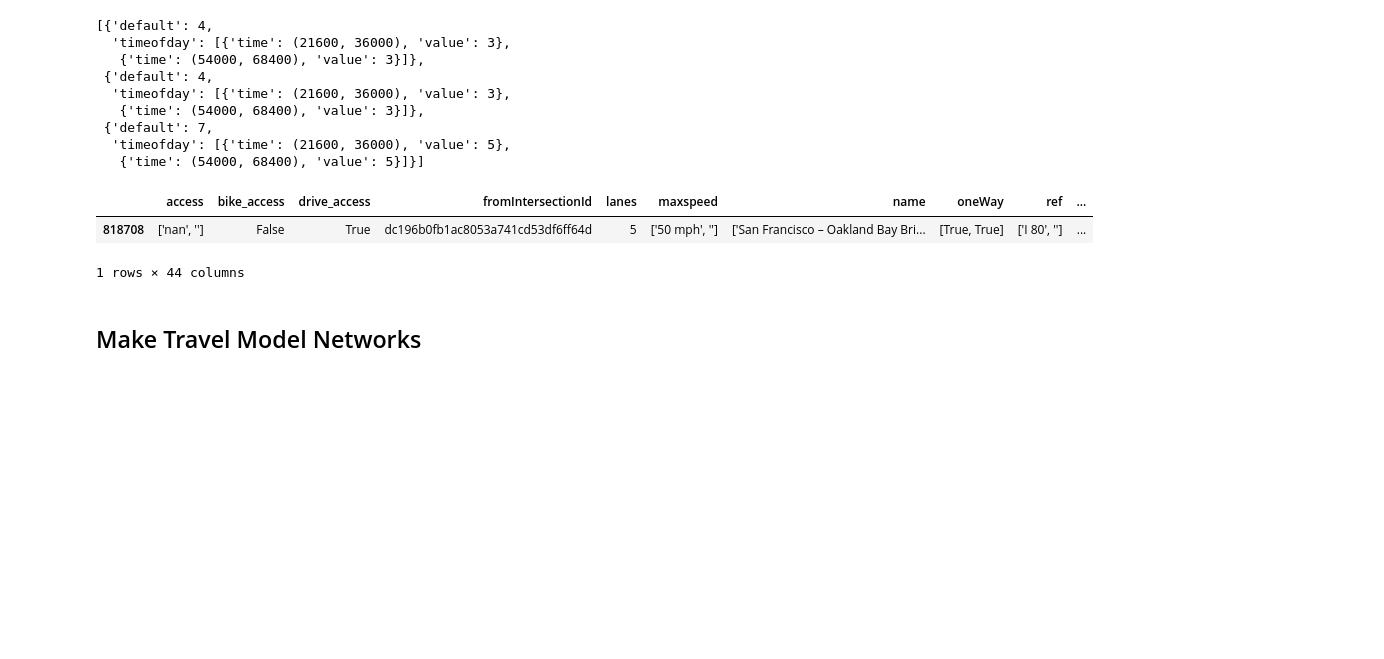
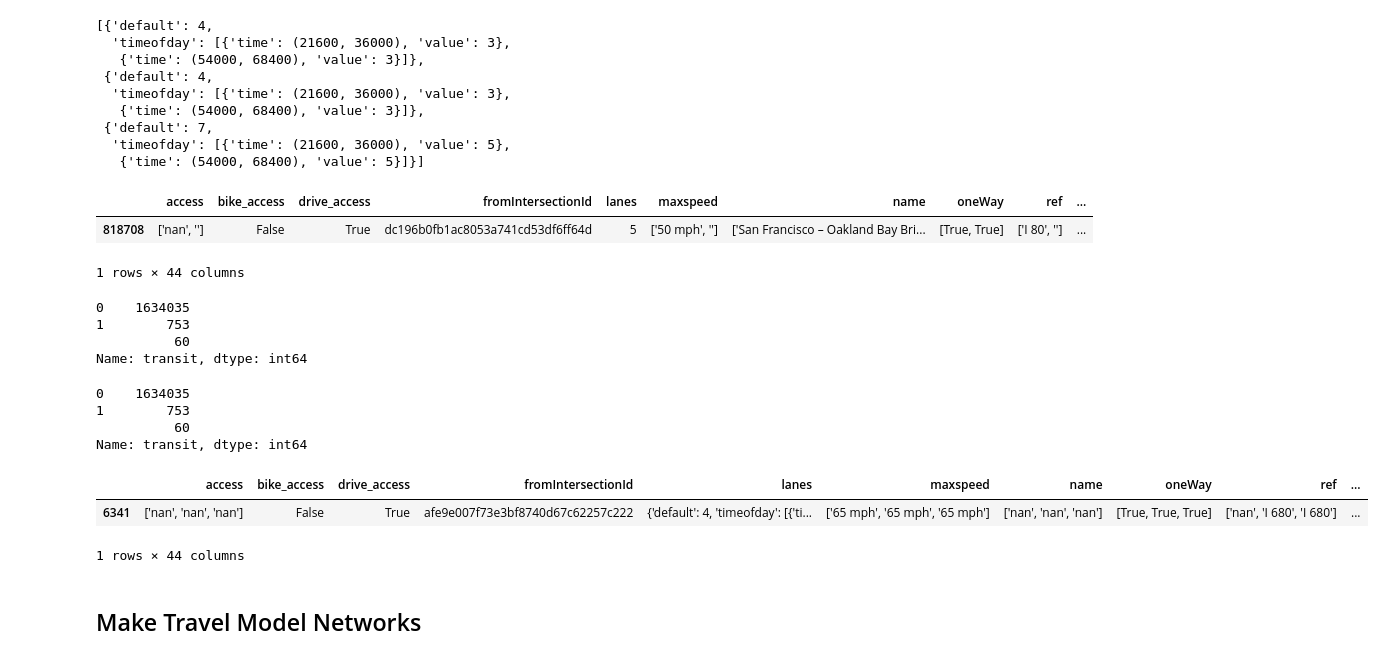
Before and after one commit to BayAreaMetro/travel-model-two-networks, a Jupyter notebook: notebooks/10-all-projects.ipynb, the cells around one changed output. Saved outputs shown, nothing was run; the diff lists cells and outputs as text; code cells hidden in the pictures; blank space fills up the shorter version.

```diff
--- a/notebooks/10-all-projects.ipynb
+++ b/notebooks/10-all-projects.ipynb
@@ -790,3 +1037,17 @@ step5_scenario.road_net.links_df[
 |  | access | bike_access | drive_access | fromIntersectionId | lanes | maxspeed | name | oneWay | ref | ... |
 | 818708 | ['nan', ''] | False | True | dc196b0fb1ac8053a741cd53df6ff64d | 5 | ['50 mph', ''] | ['San Francisco – Oakland Bay Bri... | [True, True] | ['I 80', ''] | ... |
 1 rows × 44 columns
+# %%
+step5_scenario.road_net.links_df.transit.value_counts()
+# %% [output]
+0    1634035
+1        753
+          60
+Name: transit, dtype: int64
+# %%
+step5_scenario.road_net.links_df.transit.value_counts()
+# %% [output]
+0    1634035
+1        753
+          60
+Name: transit, dtype: int64
@@ -793,2 +1057,8 @@ step5_scenario.road_net.links_df[
+# %%
+step5_scenario.road_net.links_df[step5_scenario.road_net.links_df.model_link_id == 3001245]
+# %% [output]
+|  | access | bike_access | drive_access | fromIntersectionId | lanes | maxspeed | name | oneWay | ref | ... |
+| 6341 | ['nan', 'nan', 'nan'] | False | True | afe9e007f73e3bf8740d67c62257c222 | {'default': 4, 'timeofday': [{'ti... | ['65 mph', '65 mph', '65 mph'] | ['nan', 'nan', 'nan'] | [True, True, True] | ['nan', 'I 680', 'I 680'] | ... |
+1 rows × 44 columns
 # %% [markdown]
 ## Make Travel Model Networks
```
Also changed, not shown: parts of 64 cells of this notebook.
